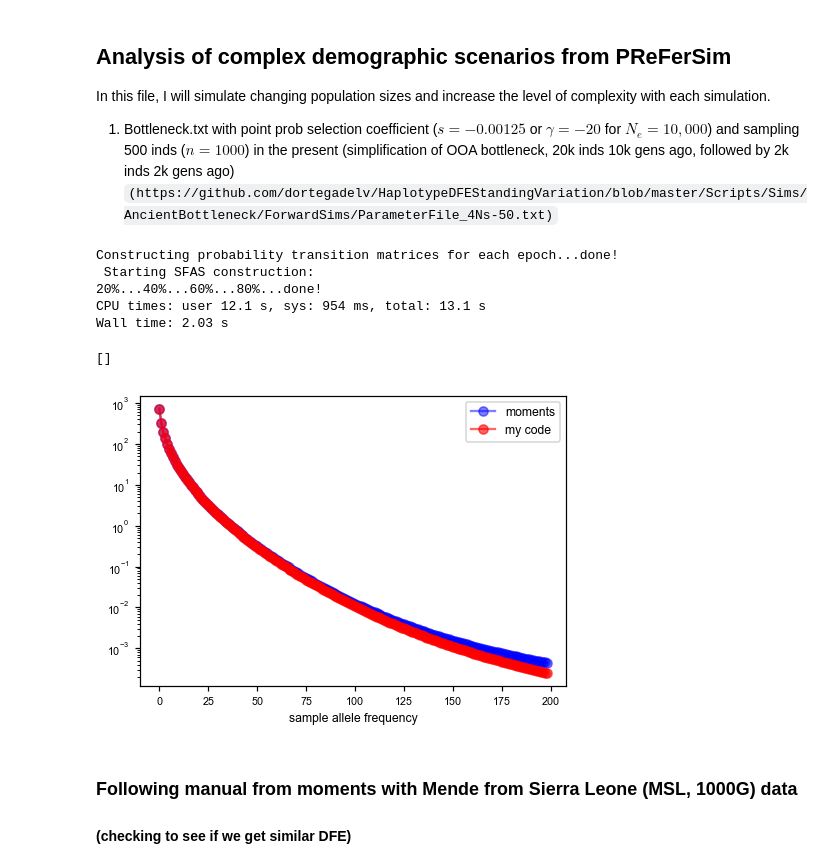
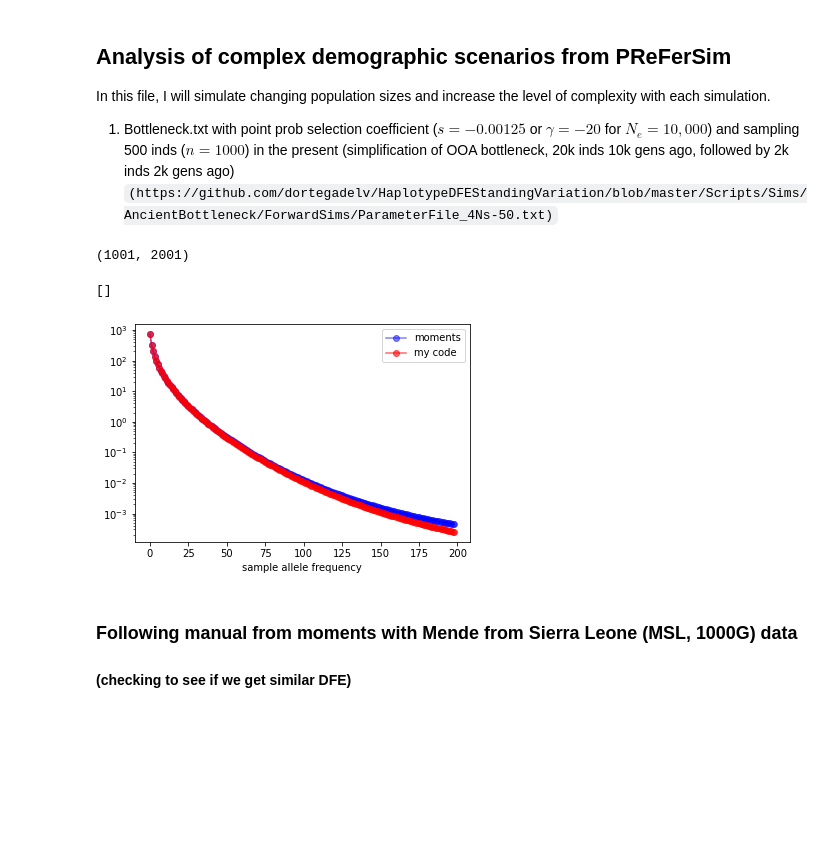
Before and after one commit to VivaswatS/selCoefEst, a Jupyter notebook: changingpopsizesims.ipynb, the cells around one changed output. Saved outputs shown, nothing was run; the diff lists cells and outputs as text; code cells hidden in the pictures; blank space fills up the shorter version.

```diff
--- a/changingpopsizesims.ipynb
+++ b/changingpopsizesims.ipynb
@@ -55,30 +55,33 @@ mu = 1.25e-8
 cutoff = 2 # freq of 0.5%
 os.chdir("/Users/vivaswatshastry/selCoefEst/PReFerSims")
 # for N=10,000 & gamma=-10, s=-0.0005
+# %%
+fsf.shape
+# %% [output]
+(1001, 2001)
 # %%
 ## CODE TO SHOW 1:1 RELATIONSHIP B/W MOMENTS & MY CALCULATIONS FOR *CHANGING POP SIZE*
-# Nc = np.concatenate((np.repeat(2000,500),np.repeat(1000,2000)))
-# fsf = moments.Spectrum(moments.LinearSystem_1D.steady_state_1D(2000,gamma=-5))*400
-# fsf.integrate([2.], .25, gamma=-5, dt_fac=1e-3, theta=400)
+Nc = np.concatenate((np.repeat(2000,500),np.repeat(1000,2000)))
+fsf = moments.Spectrum(moments.LinearSystem_1D.steady_state_1D(200,gamma=-5))*400
+fsf.integrate([1.], 1., gamma=-5, dt_fac=1e-3, theta=400)
+fsf.integrate([2.], .25, gamma=-5, dt_fac=1e-3, theta=400)
+# fsf = moments.Spectrum([0]+[200*200*0.25/1000]+[0]*199)
+# fsf = moments.Integration_nomig.integrate_nomig_viv(fsf.data, [1.], 2., gamma=-5, dt_fac=1e-3, theta=200)
+# fsf = moments.Integration_nomig.integrate_nomig_viv(fsf.data, [2.], .25, gamma=-5, dt_fac=1e-3, theta=200)
 # fsf = fsf.project([200])
-
-%time fst2 = run_mom_iterate_changing4(200, -10/2000, Nc, 400, {}) # -> takes 5 mins for 7000 gens iteration
+# from mom_functions import run_mom_iterate_changing6
+# %time fst2 = run_mom_iterate_changing5(200, -10/2000, Nc, 400) # -> takes 5 mins for 7000 gens iteration
 # Nc = np.concatenate((np.repeat(2000,500),np.repeat(1000,2000)))
 # %time fst3 = run_mom_iterate_changing3(200, -10/2000, Nc, 400, {})
 # fst = run_mom_iterate_changing3(200, -20/2000, Nc, 400, {})
 # fst2 = mom[:-1,:]
 # fst0 = run_mom_iterate_constant(20000, 200, -10/10000, 10000, 400, {})
 # plt.imshow(fst2,cmap='OrRd',aspect='auto',norm=colors.LogNorm(vmin=1e-6)); plt.colorbar();
 
 plt.plot(fsf[1:-1],'-ob',label='moments',alpha=0.5); plt.plot(fst2.sum(axis=0)[1:-1]/1000,'-or',label=r'my code',alpha=0.6); plt.xlabel('sample allele frequency'); plt.legend(); plt.semilogy()
 # %% [output]
-Constructing probability transition matrices for each epoch...done!
- Starting SFAS construction:
-20%...40%...60%...80%...done!
-CPU times: user 12.1 s, sys: 954 ms, total: 13.1 s
-Wall time: 2.03 s
+[]
-[]
-[figure, old version]
+[figure, new version]
 # %% [markdown]
 ### Following manual from moments with Mende from Sierra Leone (MSL, 1000G) data
 #### (checking to see if we get similar DFE)
```
Also changed, not shown: parts of 1 cell of this notebook, 44 other files.
